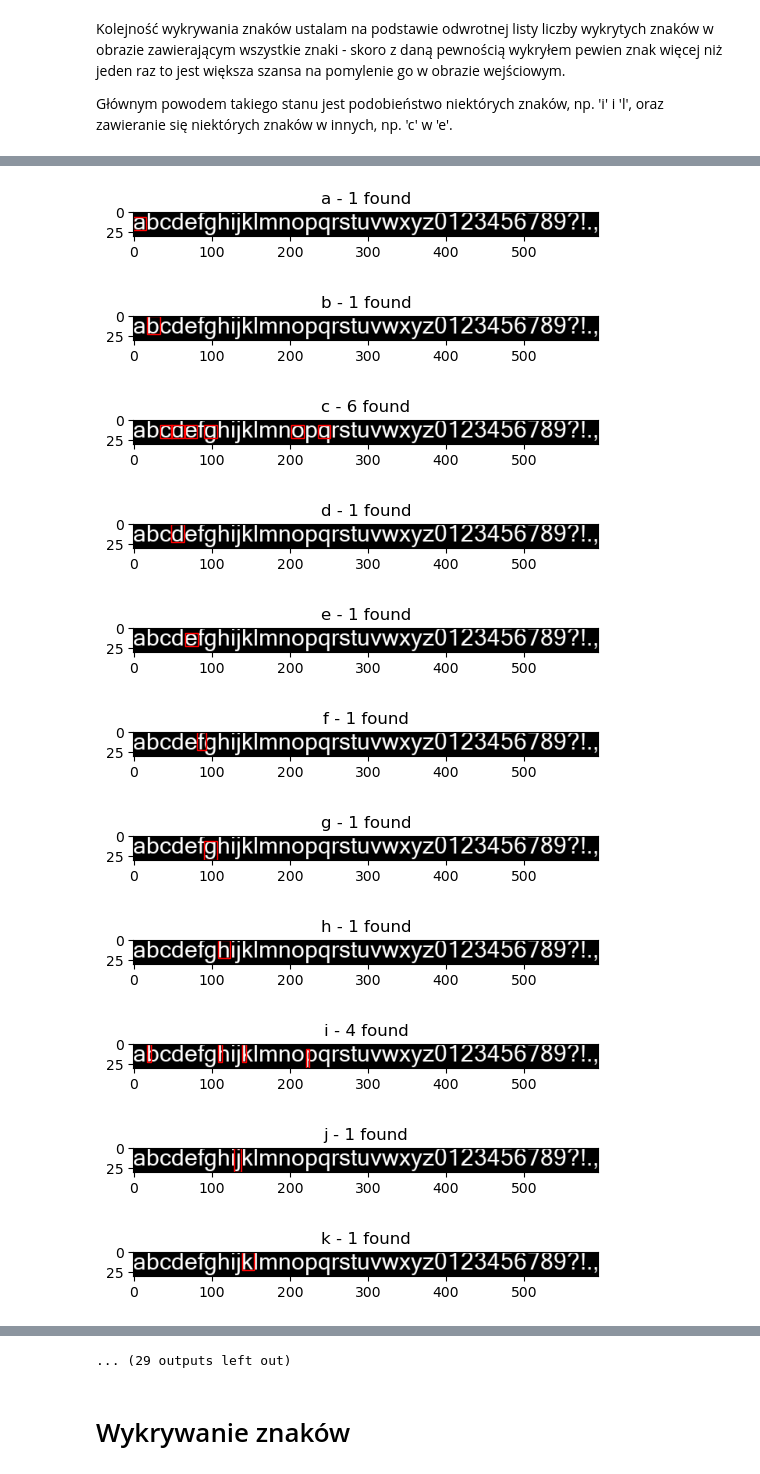
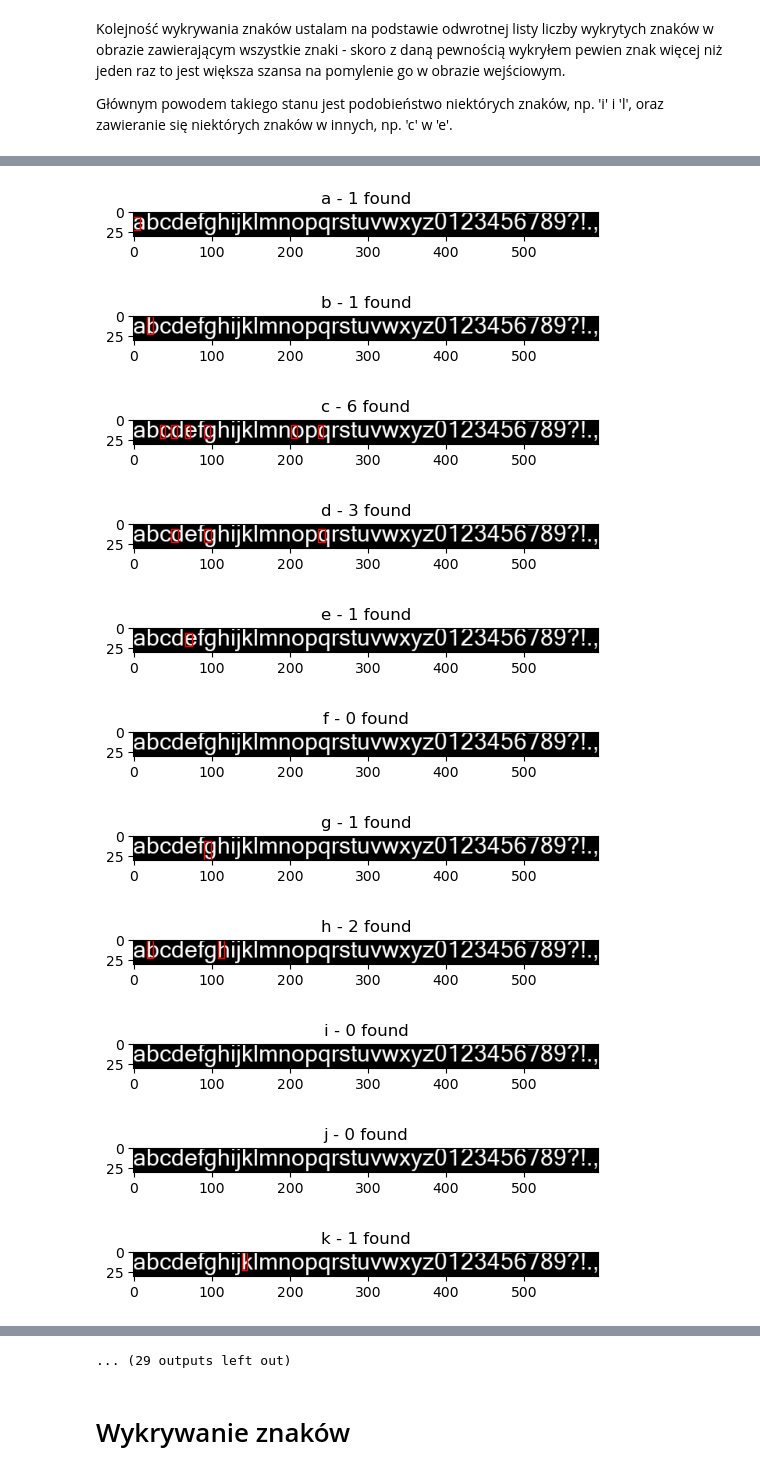
Before and after one commit to radoslawrolka/Computational_Methods_in_Science_and_Engineering, a Jupyter notebook: lab9/task2.ipynb, the cells around one changed output, grey strips where cells are left out. Saved outputs shown, nothing was run; the diff lists cells and outputs as text; code cells hidden in the pictures.

```diff
--- a/lab9/task2.ipynb
+++ b/lab9/task2.ipynb
@@ -54,7 +63,8 @@ def draw_text(text, font_name, font_size, rotate=0, noise=0, inverted=False):
         noisy = np.clip(noisy, 0, 255)
         return Image.fromarray(noisy.astype(np.uint8))
     font = load_fonts(font_name, font_size)
-    img = Image.new('L', (1000, 1000), color='black')
+    length = int((max([font.getlength(line) for line in text.split('\n')])+10)*1.1)
+    img = Image.new('L', (length, 1000), color='black')
     draw = ImageDraw.Draw(img)
     draw.text((10, 10), text, font=font, fill='white')
     rotated = img.rotate(rotate)
@@ -65,3 +75,5 @@ def draw_text(text, font_name, font_size, rotate=0, noise=0, inverted=False):
     if inverted:
         return ImageOps.invert(noised)
     return noised
+
+draw_text("hello world!", 'times-new-roman', 40)
@@ -153,46 +156,41 @@ correlation_heatmap('sans-serif')
 # %%
 def get_char_order(font, confidence=0.99, ratio=5, show=False):
     counter_dict = defaultdict(list)
     background = np.array(draw_text(CHARS, font, font_size=30, inverted=True))
 
     for char in CHARS:
         sample = np.array(draw_text(char, font, font_size=30, inverted=True))
         img_cor = correlation(background, sample)
         img_cor[img_cor<np.max(img_cor)*confidence] = 0.
-        if char not in ['.', '?', '!', ',']:
-            count = len(measure.find_contours(img_cor, confidence*np.max(img_cor)))
-            counter_dict[count].append(char)
+        count = len(measure.find_contours(img_cor, confidence*np.max(img_cor)))
+        counter_dict[count].append(char)
 
         if show:
             _, ax = plt.subplots(figsize=(background.shape[0]//ratio, background.shape[1]//ratio))
             ax.set_title(f'{char} - {count} found')
             ax.imshow(background, cmap='gray')
             for i, j in np.argwhere(img_cor!=0.):
                 ax.add_patch(patches.Rectangle((j,i), -sample.shape[1], -sample.shape[0], edgecolor='r', facecolor='none'))
             plt.show()
 
-    result = []
-    for key in sorted(counter_dict):
-        result += counter_dict[key]
+    return ['a', 'h', 'd', 'e', 'f', 'g', 'b', 'j', 'k', 'm',
+            'o', 'p', 'q', 's', 't', 'n', 'w', 'x', 'y', 'z',
+            '0', '1', '2', '4', '6', '5', '7', '8', '9', 'u',
+            'r', 'v', '3', 'l', 'i', 'c', '?', '!', '.', ',']
 
-    rules = [('l', 'i'), ('h', 'b'), ('n', 'u'), ('6', '5'), ('y', 'v')]
-    for rule in rules:
-        if result.index(rule[0]) > result.index(rule[1]):
-            result[result.index(rule[0])], result[result.index(rule[1])] = result[result.index(rule[1])], result[result.index(rule[0])]
-    return result + ['?', '!', '.', ',']
 
 get_char_order('sans-serif', show=True)
 # %% [output]
 [figure]
 [figure]
-[figure, old version]
+[figure, new version]
 [figure]
 [figure]
-[figure, old version]
+[figure, new version]
 [figure]
-[figure, old version]
+[figure, new version]
 [figure]
-[figure, old version]
+[figure, new version]
 [figure]
 [figure]
 ... (29 outputs left out)
```
Also changed, not shown: parts of 19 cells of this notebook.
